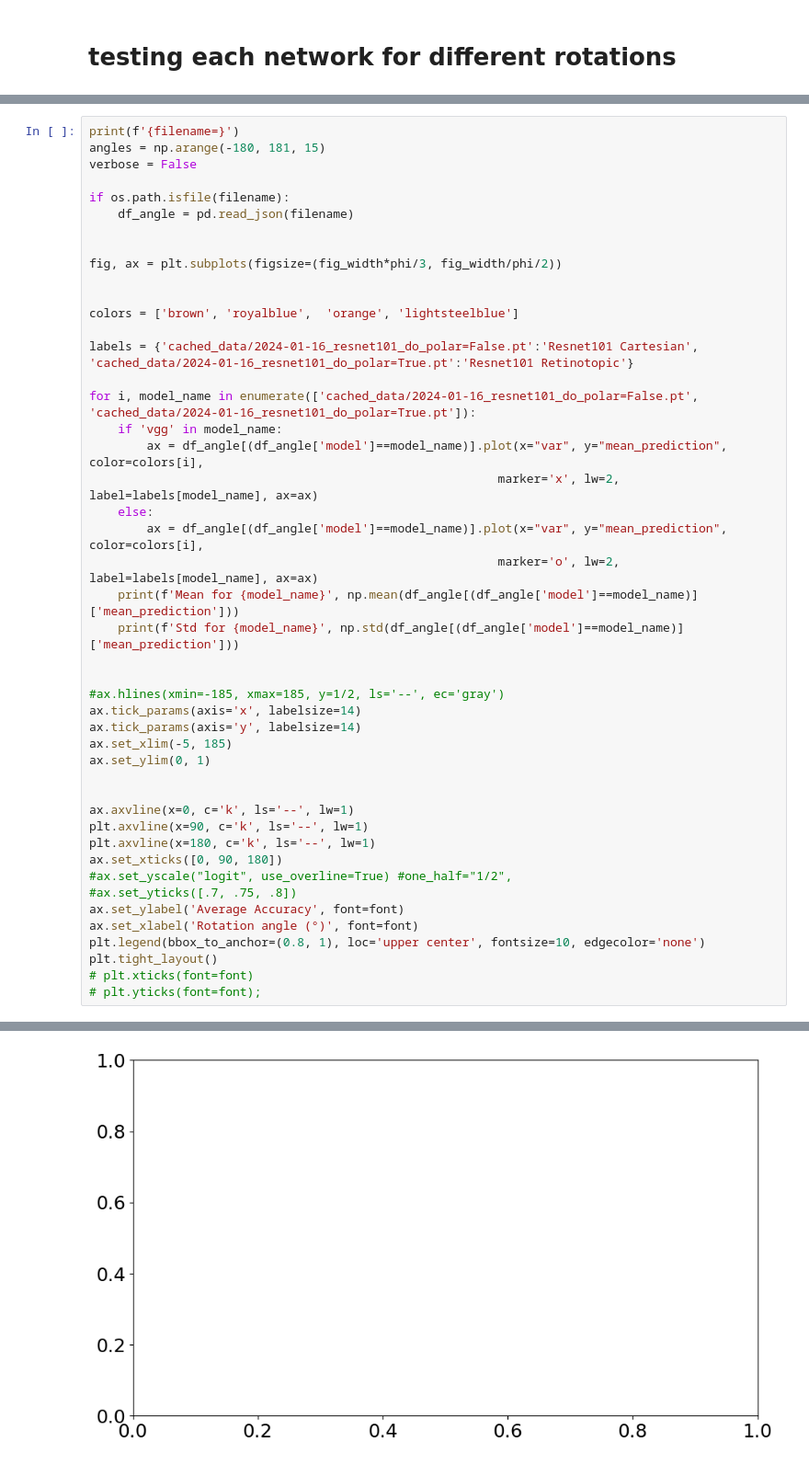
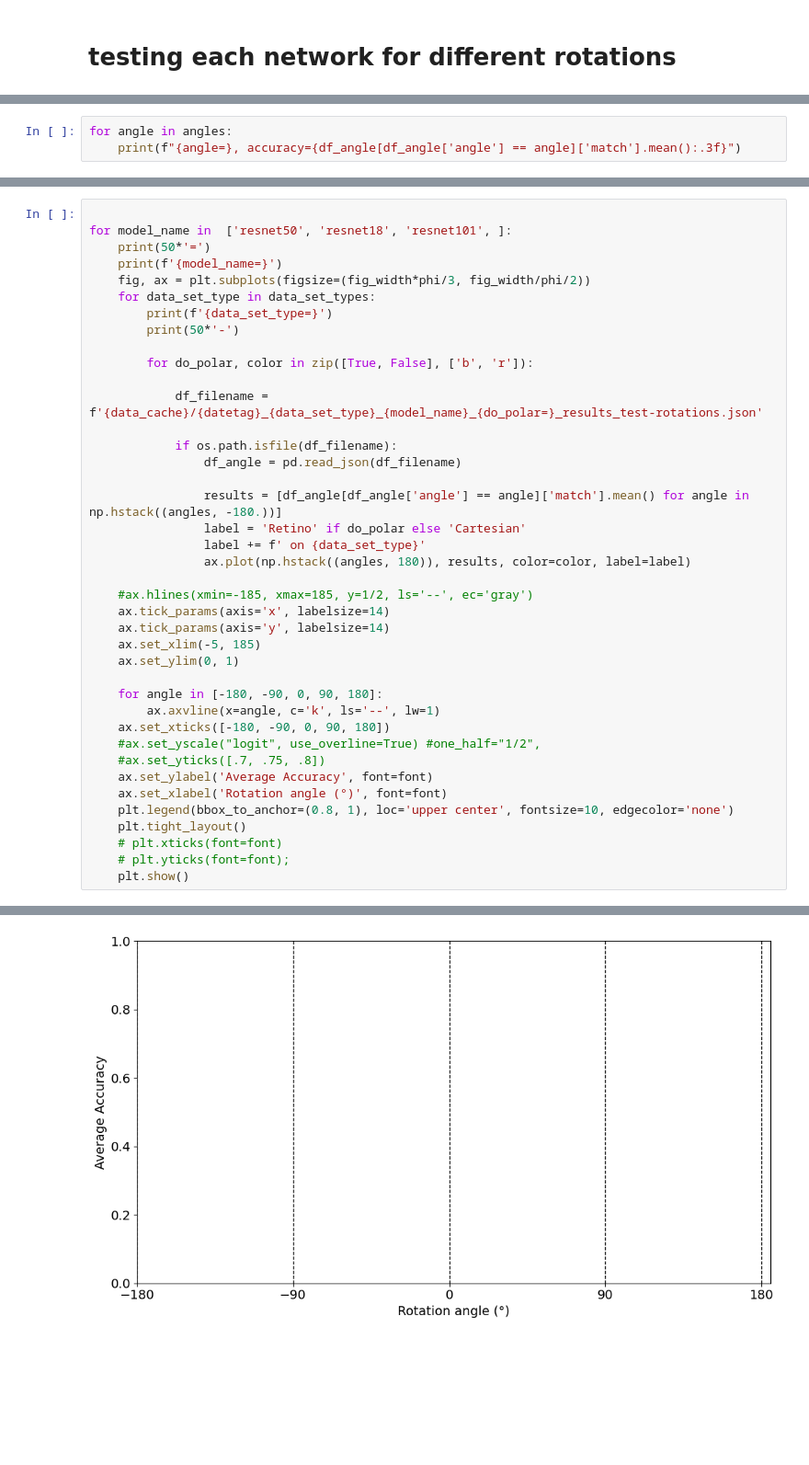
Before and after one commit to bicv/Retinotopy, a Jupyter notebook: 18_Rotation_attack.ipynb, the cells around one changed output, grey strips where cells are left out. Shown at 92% size. Drawn from its saved outputs; the diff is of its cells as text; blank space fills up the shorter version.

```diff
--- a/18_Rotation_attack.ipynb
+++ b/18_Rotation_attack.ipynb
@@ -119,0 +149,3 @@ df_angle['accuracy'].mean()
+# %%
+for angle in angles:
+    print(f"{angle=}, accuracy={df_angle[df_angle['angle'] == angle]['match'].mean():.3f}")
@@ -120,47 +180,41 @@ df_angle['accuracy'].mean()
 # %%
-print(f'{filename=}')
-angles = np.arange(-180, 181, 15)
-verbose = False
 
-if os.path.isfile(filename):
-    df_angle = pd.read_json(filename)
+for model_name in  ['resnet50', 'resnet18', 'resnet101', ]:
+    print(50*'=')
+    print(f'{model_name=}')
+    fig, ax = plt.subplots(figsize=(fig_width*phi/3, fig_width/phi/2))
+    for data_set_type in data_set_types:
+        print(f'{data_set_type=}')
+        print(50*'-')
 
+        for do_polar, color in zip([True, False], ['b', 'r']):
 
-fig, ax = plt.subplots(figsize=(fig_width*phi/3, fig_width/phi/2))
+            df_filename = f'{data_cache}/{datetag}_{data_set_type}_{model_name}_{do_polar=}_results_test-rotations.json'
 
+            if os.path.isfile(df_filename):
+                df_angle = pd.read_json(df_filename)
 
-colors = ['brown', 'royalblue',  'orange', 'lightsteelblue']
+                results = [df_angle[df_angle['angle'] == angle]['match'].mean() for angle in np.hstack((angles, -180.))]
+                label = 'Retino' if do_polar else 'Cartesian'
+                label += f' on {data_set_type}'
+                ax.plot(np.hstack((angles, 180)), results, color=color, label=label)
 
-labels = {'cached_data/2024-01-16_resnet101_do_polar=False.pt':'Resnet101 Cartesian', 'cached_data/2024-01-16_resnet101_do_polar=True.pt':'Resnet101 Retinotopic'}
+    #ax.hlines(xmin=-185, xmax=185, y=1/2, ls='--', ec='gray')
+    ax.tick_params(axis='x', labelsize=14)
+    ax.tick_params(axis='y', labelsize=14)
+    ax.set_xlim(-5, 185)
+    ax.set_ylim(0, 1)
 
-for i, model_name in enumerate(['cached_data/2024-01-16_resnet101_do_polar=False.pt', 'cached_data/2024-01-16_resnet101_do_polar=True.pt']):
-    if 'vgg' in model_name:
-        ax = df_angle[(df_angle['model']==model_name)].plot(x="var", y="mean_prediction", color=colors[i],
-                                                         marker='x', lw=2, label=labels[model_name], ax=ax)
-    else:
-        ax = df_angle[(df_angle['model']==model_name)].plot(x="var", y="mean_prediction", color=colors[i],
-                                                         marker='o', lw=2, label=labels[model_name], ax=ax)
-    print(f'Mean for {model_name}', np.mean(df_angle[(df_angle['model']==model_name)]['mean_prediction']))
-    print(f'Std for {model_name}', np.std(df_angle[(df_angle['model']==model_name)]['mean_prediction']))
-
-
-#ax.hlines(xmin=-185, xmax=185, y=1/2, ls='--', ec='gray')
-ax.tick_params(axis='x', labelsize=14)
-ax.tick_params(axis='y', labelsize=14)
-ax.set_xlim(-5, 185)
-ax.set_ylim(0, 1)
-
-
-ax.axvline(x=0, c='k', ls='--', lw=1)
-plt.axvline(x=90, c='k', ls='--', lw=1)
-plt.axvline(x=180, c='k', ls='--', lw=1)
-ax.set_xticks([0, 90, 180])
-#ax.set_yscale("logit", use_overline=True) #one_half="1/2",
-#ax.set_yticks([.7, .75, .8])
-ax.set_ylabel('Average Accuracy', font=font)
-ax.set_xlabel('Rotation angle (°)', font=font)
-plt.legend(bbox_to_anchor=(0.8, 1), loc='upper center', fontsize=10, edgecolor='none')
-plt.tight_layout()
-# plt.xticks(font=font)
-# plt.yticks(font=font);
+    for angle in [-180, -90, 0, 90, 180]:
+        ax.axvline(x=angle, c='k', ls='--', lw=1)
+    ax.set_xticks([-180, -90, 0, 90, 180])
+    #ax.set_yscale("logit", use_overline=True) #one_half="1/2",
+    #ax.set_yticks([.7, .75, .8])
+    ax.set_ylabel('Average Accuracy', font=font)
+    ax.set_xlabel('Rotation angle (°)', font=font)
+    plt.legend(bbox_to_anchor=(0.8, 1), loc='upper center', fontsize=10, edgecolor='none')
+    plt.tight_layout()
+    # plt.xticks(font=font)
+    # plt.yticks(font=font);
+    plt.show()
 # %% [output]
@@ -169 +230 @@ KeyError: 'model'
-[figure, old version]
+[figure, new version]
```
Also changed, not shown: parts of 19 cells of this notebook.
